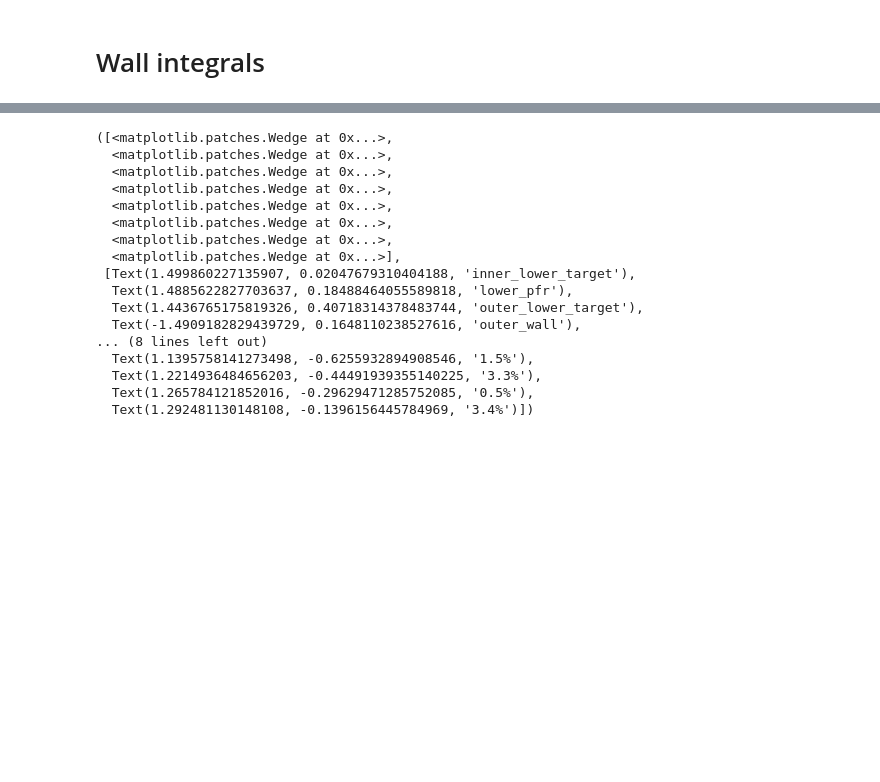
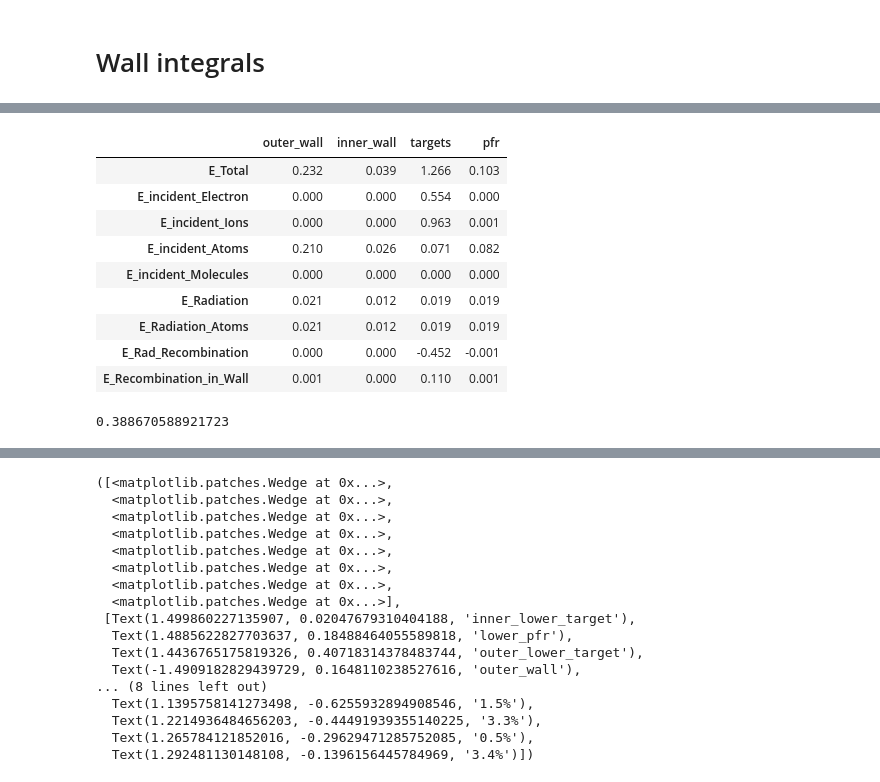
Before and after one commit to mikekryjak/notebooks, a Jupyter notebook: soledge-work/4ab-heatbalance_soledge_tight.ipynb, the cells around one changed output, grey strips where cells are left out. Drawn from its saved outputs; the diff is of its cells as text; code cells hidden in the pictures; blank space fills up the shorter version.

```diff
--- a/soledge-work/4ab-heatbalance_soledge_tight.ipynb
+++ b/soledge-work/4ab-heatbalance_soledge_tight.ipynb
@@ -263,0 +321,35 @@ Name: E_incident_Atoms, dtype: float64
+# %%
+df2 = wfluxes_integral
+
+df2 = df2[["E_Total", "E_incident_Electron", "E_incident_Ions", "E_incident_Atoms", "E_incident_Molecules", "E_Radiation", "E_Radiation_Atoms", "E_Rad_Recombination", "E_Recombination_in_Wall"]] * 1e-6
+df2.loc["targets", : ] = df2.loc[["inner_lower_target", "outer_lower_target", "outer_upper_target", "inner_upper_target"]].sum()
+df2.loc["pfr", : ] = df2.loc[["lower_pfr", "upper_pfr"]].sum()
+df2 = df2.loc[["outer_wall", "inner_wall", "targets", "pfr"]]
+# df2 = df2.loc[["inner_lower_target", "lower_pfr"]]
+
+def styler(s):
+        if abs(s) < 0.01 or pd.isna(s):
+            c =  "color: lightgrey"
+        else:
+            c =  "color: black"
+
+        return c
+
+ts = df2.transpose().style.format("{:.3f}")
+ts = ts.applymap(styler)
+display(ts)
+# %% [output]
+|  | outer_wall | inner_wall | targets | pfr |
+| E_Total | 0.232 | 0.039 | 1.266 | 0.103 |
+| E_incident_Electron | 0.000 | 0.000 | 0.554 | 0.000 |
+| E_incident_Ions | 0.000 | 0.000 | 0.963 | 0.001 |
+| E_incident_Atoms | 0.210 | 0.026 | 0.071 | 0.082 |
+| E_incident_Molecules | 0.000 | 0.000 | 0.000 | 0.000 |
+| E_Radiation | 0.021 | 0.012 | 0.019 | 0.019 |
+| E_Radiation_Atoms | 0.021 | 0.012 | 0.019 | 0.019 |
+| E_Rad_Recombination | 0.000 | 0.000 | -0.452 | -0.001 |
+| E_Recombination_in_Wall | 0.001 | 0.000 | 0.110 | 0.001 |
+# %%
+df2["E_incident_Atoms"].sum()
+# %% [output]
+0.388670588921723
```
Also changed, not shown: parts of 22 cells of this notebook, 37 other files.
